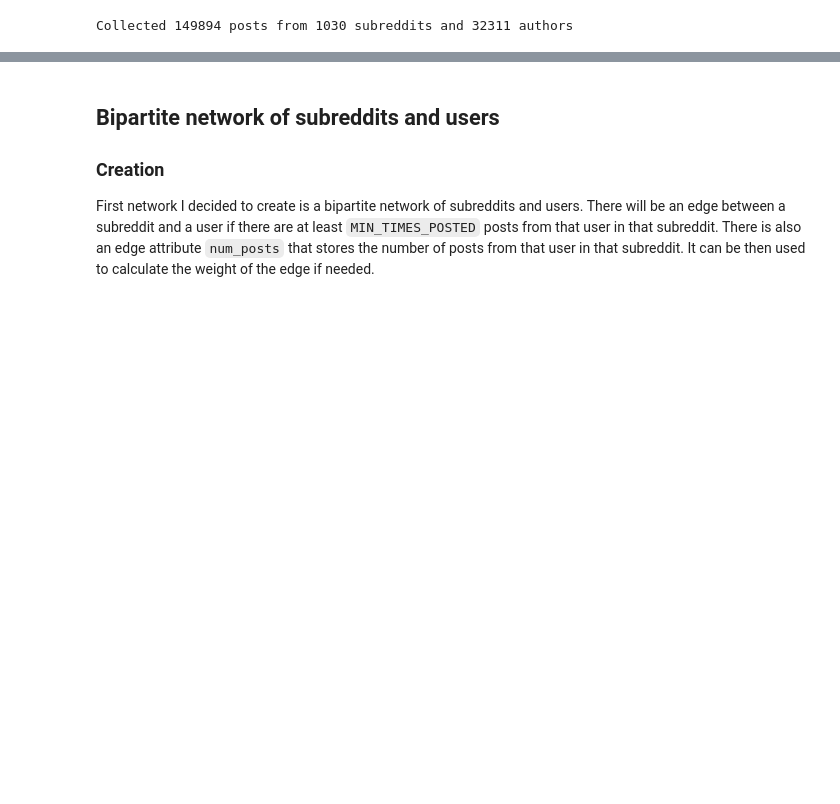
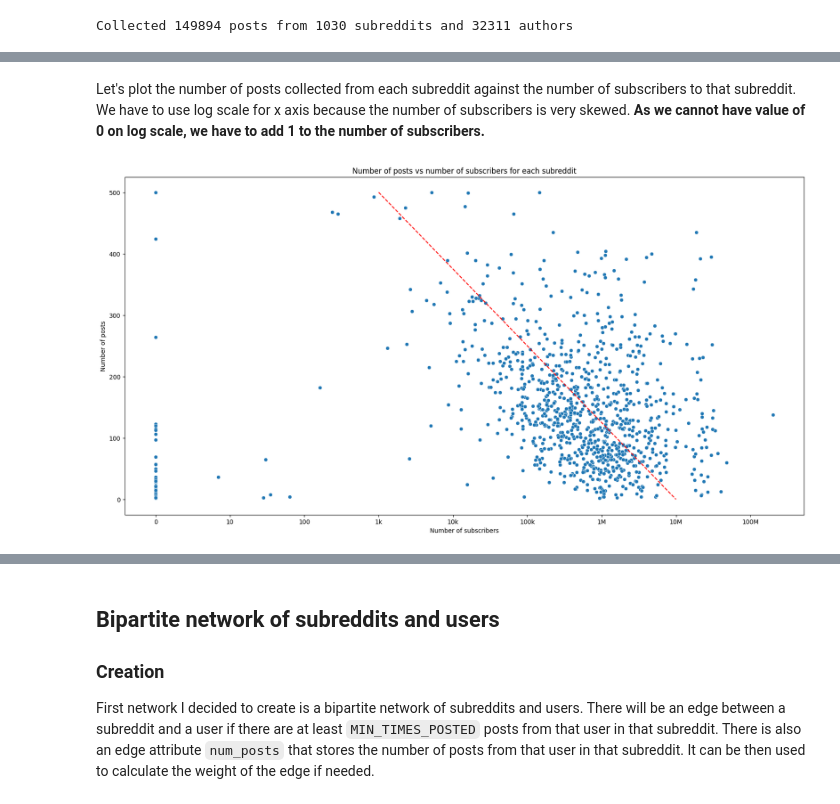
Before and after one commit to steciuk/SNA-reddit-bipartite-analysis, a Jupyter notebook: project.ipynb, the cells around one changed output, grey strips where cells are left out. Cells and saved outputs as stored; diff of their text form; code cells hidden in the pictures; blank space fills up the shorter version.

Commit message:
Data analysis section refactor and descriptions

```diff
--- a/project.ipynb
+++ b/project.ipynb
@@ -210,0 +215,4 @@ The data I decided to collect has the following columns:
+# %%
+posts_df["subreddit"] = posts_df["subreddit"].apply(lambda x: f"r/{x}")
+posts_df["author"] = posts_df["author"].apply(lambda x: f"u/{x}")
+posts_df.sample(5)
@@ -219,9 +236,9 @@ Collected 149894 posts from 1030 subreddits and 32311 authors
 # %%
-num_posts_per_sub = posts_df.groupby("subreddit").size().sort_values(ascending=False)
-display(num_posts_per_sub.head(10))
+num_posts_per_sub = posts_df.groupby("subreddit").size().reset_index(name="num_posts")
+display(num_posts_per_sub.sample(10))
 
 # plot the density of the number of posts per subreddit
-sns.histplot(num_posts_per_sub.values, stat="density", bins=100, kde=True)
+sns.histplot(num_posts_per_sub["num_posts"], stat="density", bins=100, kde=True)
 plt.title("Density of the number of posts per subreddit")
 plt.xlabel("Number of posts")
 plt.ylabel("Density")
@@ -242,0 +263,3 @@ dtype: int64
+# %%
+num_subscribers_per_sub = posts_df.groupby("subreddit").agg("subreddit_subscribers").mean().round().astype(int).reset_index(name="subscribers")
+display(num_subscribers_per_sub.sample(10))
@@ -242,0 +278,21 @@ dtype: int64
+# %% [markdown]
+Let's plot the number of posts collected from each subreddit against the number of subscribers to that subreddit. We have to use log scale for x axis because the number of subscribers is very skewed. **As we cannot have value of 0 on log scale, we have to add 1 to the number of subscribers.**
+# %%
+num_posts_and_subscribers_per_sub = num_posts_per_sub.merge(num_subscribers_per_sub, on="subreddit")
+num_posts_and_subscribers_per_sub["subscribers"] += 1
+
+plt.figure(figsize=(20, 10))
+sns.scatterplot(data=num_posts_and_subscribers_per_sub, x="subscribers", y="num_posts")
+plt.xscale("log")
+plt.title("Number of posts vs number of subscribers for each subreddit")
+plt.xlabel("Number of subscribers")
+plt.ylabel("Number of posts")
+# set the xticks, taking into account the trick of adding 1 to the subscribers count
+plt.xticks([10**i for i in range(9)], ["0", "10", "100", "1k", "10k", "100k", "1M", "10M", '100M'])
+
+# plot the line to show the tendency of the data
+plt.plot([10**i for i in range(3, 8)], [500/4*(4-i) for i in range(5)], color="red", linestyle="--")
+
+plt.show()
+# %% [output]
+[figure, added]
```
Also changed, not shown: parts of 34 cells of this notebook, 8 other files.
